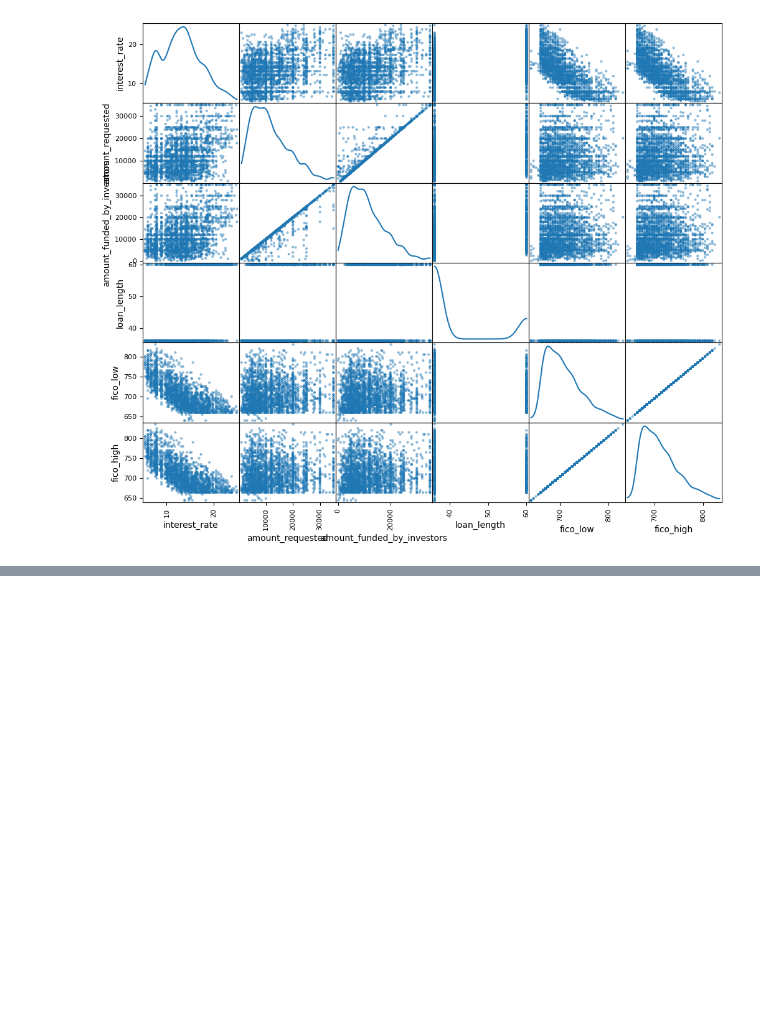
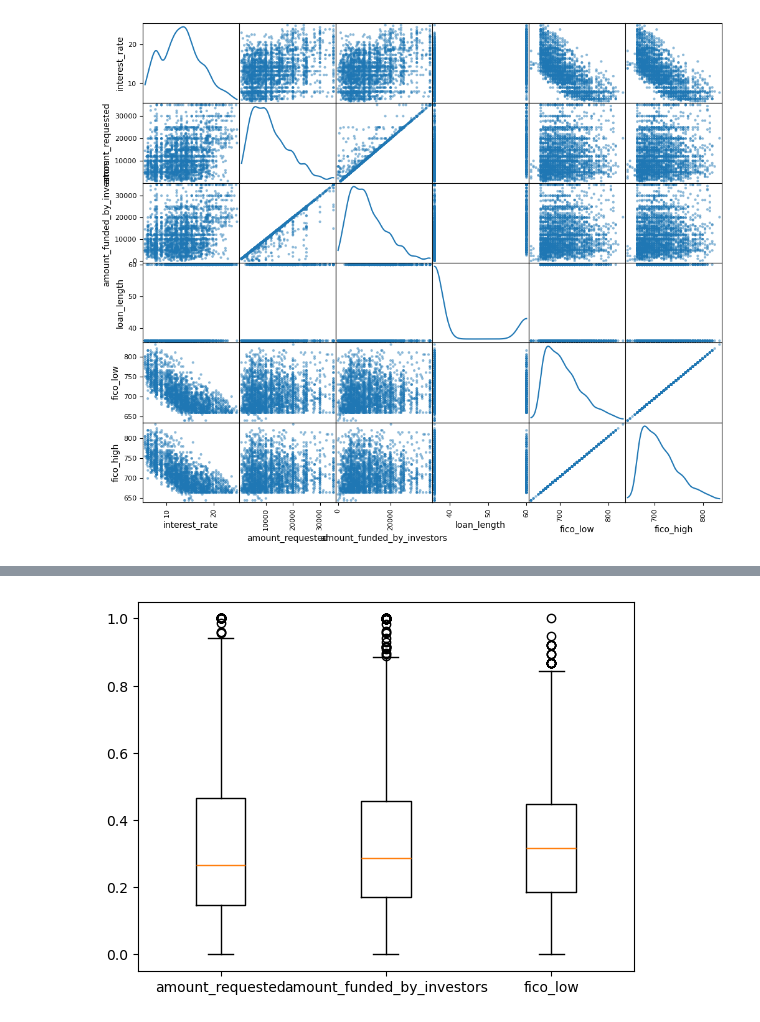
Before and after one commit to j-forte/Liner-Regression_CaseStudy, a Jupyter notebook: main.ipynb, the cells around one changed output, grey strips where cells are left out. Drawn from its saved outputs; the diff is of its cells as text; code cells hidden in the pictures; blank space fills up the shorter version.

```diff
--- a/main.ipynb
+++ b/main.ipynb
@@ -299,0 +303,4 @@ plt.show()
+# %%
+plt.boxplot(X_train_normal, labels=X_train_normal.columns);
+# %% [output]
+[figure, added]
```
Also changed, not shown: parts of 20 cells of this notebook, 1 other file.
